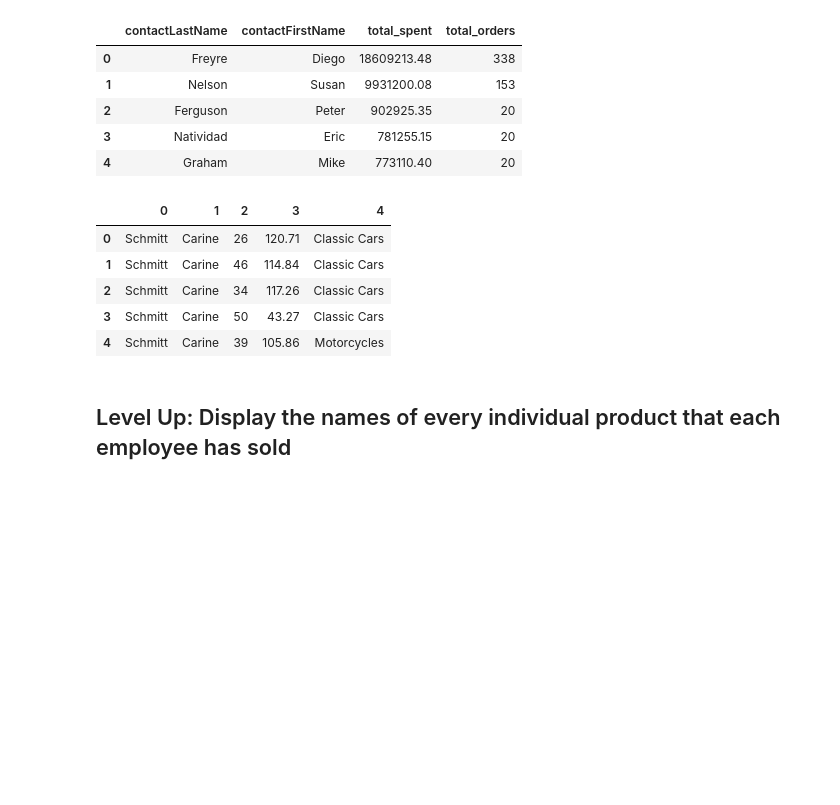
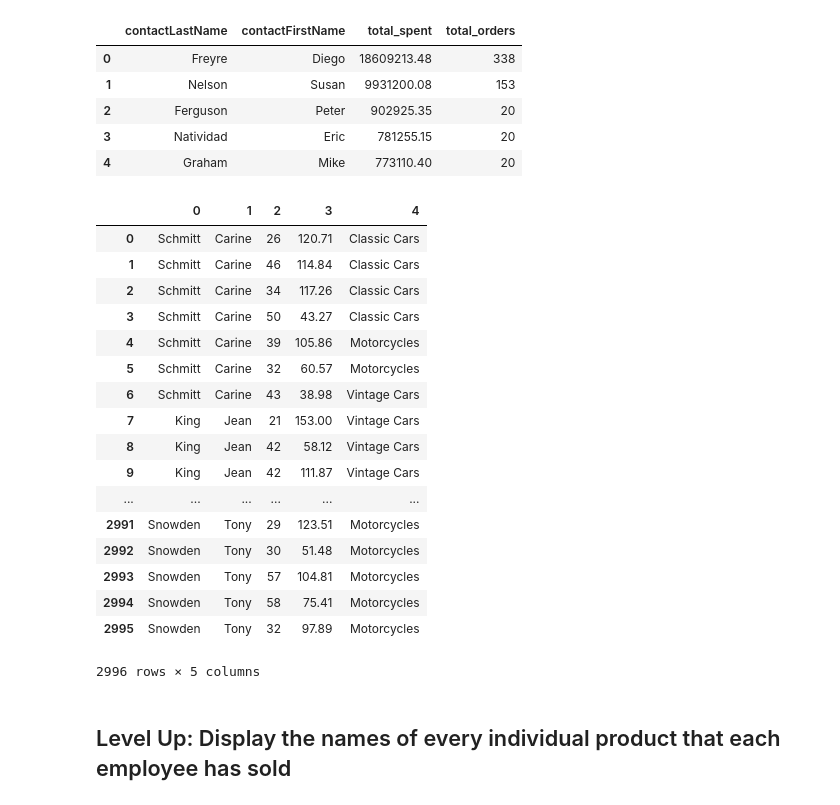
Before and after one commit to kathrinv/dsc-join-statements-lab-nyc-ds-082619, a Jupyter notebook: index.ipynb, the cells around one changed output. Saved outputs shown, nothing was run; the diff lists cells and outputs as text; code cells hidden in the pictures; blank space fills up the shorter version.

```diff
--- a/index.ipynb
+++ b/index.ipynb
@@ -90,32 +90,44 @@ df
 # %%
 # Your code here
 import pandas as pd
 query = """
-        SELECT c.contactLastName, c.contactFirstName, od.quantityOrdered, od.priceEach, pl.productLine
+        SELECT c.contactLastName, c.contactFirstName, SUMod.quantityOrdered, od.priceEach, pl.productLine
         FROM customers c
         JOIN orders o
         USING(customerNumber)
         JOIN orderdetails od
         USING(orderNumber)
         JOIN products p
         USING(productCode)
         JOIN productlines pl
         USING(productLine)
 
 
 
         """
 
-df = pd.DataFrame(c.execute(query).fetchmany(5))
+df = pd.DataFrame(c.execute(query).fetchall())
 # df.columns = [x[0] for x in c.description]
 df
 # %% [output]
 |  | 0 | 1 | 2 | 3 | 4 |
 | 0 | Schmitt | Carine | 26 | 120.71 | Classic Cars |
 | 1 | Schmitt | Carine | 46 | 114.84 | Classic Cars |
 | 2 | Schmitt | Carine | 34 | 117.26 | Classic Cars |
 | 3 | Schmitt | Carine | 50 | 43.27 | Classic Cars |
 | 4 | Schmitt | Carine | 39 | 105.86 | Motorcycles |
+| 5 | Schmitt | Carine | 32 | 60.57 | Motorcycles |
+| 6 | Schmitt | Carine | 43 | 38.98 | Vintage Cars |
+| 7 | King | Jean | 21 | 153.00 | Vintage Cars |
+| 8 | King | Jean | 42 | 58.12 | Vintage Cars |
+| 9 | King | Jean | 42 | 111.87 | Vintage Cars |
+| ... | ... | ... | ... | ... | ... |
+| 2991 | Snowden | Tony | 29 | 123.51 | Motorcycles |
+| 2992 | Snowden | Tony | 30 | 51.48 | Motorcycles |
+| 2993 | Snowden | Tony | 57 | 104.81 | Motorcycles |
+| 2994 | Snowden | Tony | 58 | 75.41 | Motorcycles |
+| 2995 | Snowden | Tony | 32 | 97.89 | Motorcycles |
+2996 rows × 5 columns
 # %%
 # Your code here
 # %%
```
